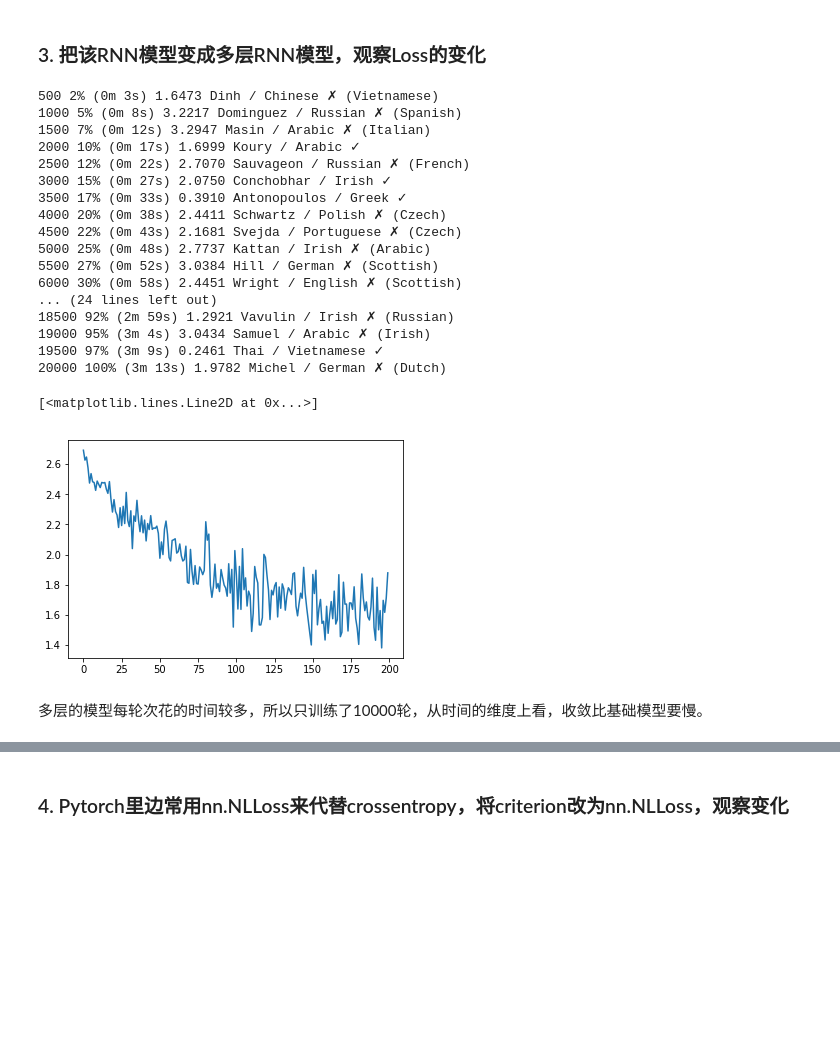
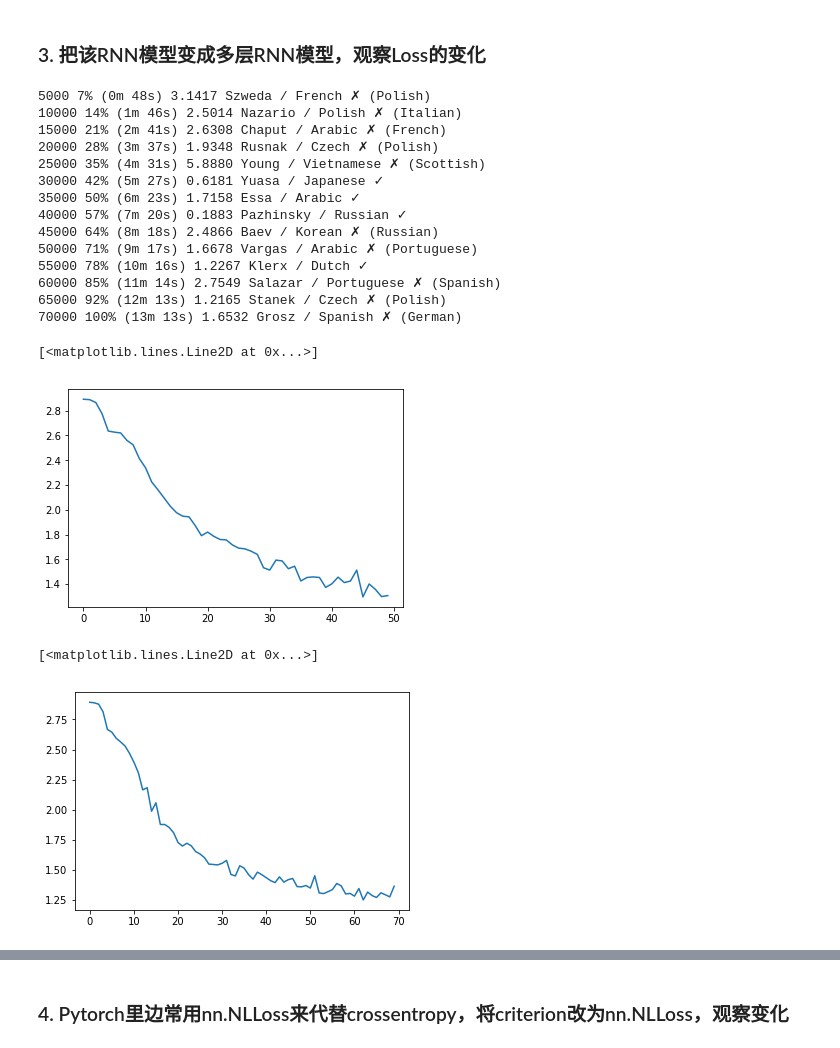
Before and after one commit to bigbear821/kaikeba, a Jupyter notebook: 自然语言处理/assignment-07-rnn.ipynb, the cells around one changed output, grey strips where cells are left out. Saved outputs shown, nothing was run; the diff lists cells and outputs as text; code cells hidden in the pictures; blank space fills up the shorter version.

```diff
--- a/自然语言处理/assignment-07-rnn.ipynb
+++ b/自然语言处理/assignment-07-rnn.ipynb
@@ -848,13 +851,12 @@ rnn2 = RNN2(n_letters, n_hidden, n_categories,n_layers)
 # %%
 #Define training process
 criterion = nn.CrossEntropyLoss()
-learning_rate = 0.005 # If you set this too high, it might explode. If too low, it might not learn
 
-def train_rnn2(category_tensor, line_tensor):
-    rnn2.zero_grad() #每次梯度必须清零
-    hidden = rnn2.initHidden()
+def train_rnn_M(category_tensor, line_tensor):
+    rnn_M.zero_grad() #每次梯度必须清零
+    hidden = rnn_M.initHidden()
     for i in range(line_tensor.size()[0]): #iteration for each letter
-        output, hidden = rnn2(line_tensor[i], hidden)
+        output, hidden = rnn_M(line_tensor[i], hidden)
 
 
     loss = criterion(output, category_tensor) #CrossEntropy loss
@@ -862,7 +864,7 @@ def train_rnn2(category_tensor, line_tensor):
 
     # Add parameters' gradients to their values, multiplied by learning rate
 
-    for name,p in rnn2.named_parameters(recurse=True):
+    for name,p in rnn_M.named_parameters(recurse=True):
         #print(name)
         #print(p.grad)
         p.data.add_(-learning_rate, p.grad.data) # p=p-learning_rate*p.grad
@@ -872,14 +874,19 @@ def train_rnn2(category_tensor, line_tensor):
 import time
 import math
 
-n_iters =  20000 # 这个数字你可以调大一些
-print_every = 500
-plot_every = 100
+n_iters =  70000 # 这个数字你可以调大一些
+print_every = 5000
+plot_every = 1000
 
+learning_rate = 0.005 # If you set this too high, it might explode. If too low, it might not learn
+
+n_hidden = 128
+n_layers = 3
+rnn_M = RNN_M(n_letters, n_hidden, n_categories,n_layers)
 
 # Keep track of losses for plotting
 current_loss = 0
-all_losses_rnn2 = []
+all_losses_rnn_M = []
 
 def time_since(since):
     now = time.time()
@@ -893,7 +900,7 @@ start = time.time()
 for iter in range(1, n_iters + 1):
     category, line, category_tensor, line_tensor = sample_trainning()
     #print("categort:{},line:{},c_tensor:{},l_tensor:{}".format(category, line, category_tensor, line_tensor))
-    output, loss = train_rnn2(category_tensor, line_tensor)
+    output, loss = train_rnn_M(category_tensor, line_tensor)
     current_loss += loss
 
     # Print iter number, loss, name and guess
@@ -904,30 +911,34 @@ for iter in range(1, n_iters + 1):
 
     # Add current loss avg to list of losses
     if iter % plot_every == 0:
-        all_losses_rnn2.append(current_loss / plot_every)
+        all_losses_rnn_M.append(current_loss / plot_every)
         current_loss = 0
 # %% [output]
-500 2% (0m 3s) 1.6473 Dinh / Chinese ✗ (Vietnamese)
-1000 5% (0m 8s) 3.2217 Dominguez / Russian ✗ (Spanish)
-1500 7% (0m 12s) 3.2947 Masin / Arabic ✗ (Italian)
-2000 10% (0m 17s) 1.6999 Koury / Arabic ✓
-2500 12% (0m 22s) 2.7070 Sauvageon / Russian ✗ (French)
-3000 15% (0m 27s) 2.0750 Conchobhar / Irish ✓
-3500 17% (0m 33s) 0.3910 Antonopoulos / Greek ✓
-4000 20% (0m 38s) 2.4411 Schwartz / Polish ✗ (Czech)
-4500 22% (0m 43s) 2.1681 Svejda / Portuguese ✗ (Czech)
-5000 25% (0m 48s) 2.7737 Kattan / Irish ✗ (Arabic)
-5500 27% (0m 52s) 3.0384 Hill / German ✗ (Scottish)
-6000 30% (0m 58s) 2.4451 Wright / English ✗ (Scottish)
-... (24 lines left out)
-18500 92% (2m 59s) 1.2921 Vavulin / Irish ✗ (Russian)
-19000 95% (3m 4s) 3.0434 Samuel / Arabic ✗ (Irish)
-19500 97% (3m 9s) 0.2461 Thai / Vietnamese ✓
-20000 100% (3m 13s) 1.9782 Michel / German ✗ (Dutch)
+5000 7% (0m 48s) 3.1417 Szweda / French ✗ (Polish)
+10000 14% (1m 46s) 2.5014 Nazario / Polish ✗ (Italian)
+15000 21% (2m 41s) 2.6308 Chaput / Arabic ✗ (French)
+20000 28% (3m 37s) 1.9348 Rusnak / Czech ✗ (Polish)
+25000 35% (4m 31s) 5.8880 Young / Vietnamese ✗ (Scottish)
+30000 42% (5m 27s) 0.6181 Yuasa / Japanese ✓
+35000 50% (6m 23s) 1.7158 Essa / Arabic ✓
+40000 57% (7m 20s) 0.1883 Pazhinsky / Russian ✓
+45000 64% (8m 18s) 2.4866 Baev / Korean ✗ (Russian)
+50000 71% (9m 17s) 1.6678 Vargas / Arabic ✗ (Portuguese)
+55000 78% (10m 16s) 1.2267 Klerx / Dutch ✓
+60000 85% (11m 14s) 2.7549 Salazar / Portuguese ✗ (Spanish)
+65000 92% (12m 13s) 1.2165 Stanek / Czech ✗ (Polish)
+70000 100% (13m 13s) 1.6532 Grosz / Spanish ✗ (German)
-# %%
-plt.plot(all_losses_rnn2)
-# %% [output]
-[<matplotlib.lines.Line2D at 0x...>]
-[figure, removed]
-# %% [markdown]
-多层的模型每轮次花的时间较多，所以只训练了10000轮，从时间的维度上看，收敛比基础模型要慢。
+# %%
+# 深度DNN每轮次消耗时间较多, 花了两倍时间训练50000次，达到与基本模型训练100000次差不多的效果
+# 学习率0.005
+# 从图形上看，loss还没有到平缓阶段，还可以继续收敛
+plt.plot(all_losses_rnn_M)
+# %% [output]
+[<matplotlib.lines.Line2D at 0x...>]
+[figure, added]
+# %%
+# 学习率0.005，训练70000次，感觉已经到达平缓区域
+plt.plot(all_losses_rnn_M)
+# %% [output]
+[<matplotlib.lines.Line2D at 0x...>]
+[figure, added]
```
Also changed, not shown: parts of 2 cells of this notebook.
